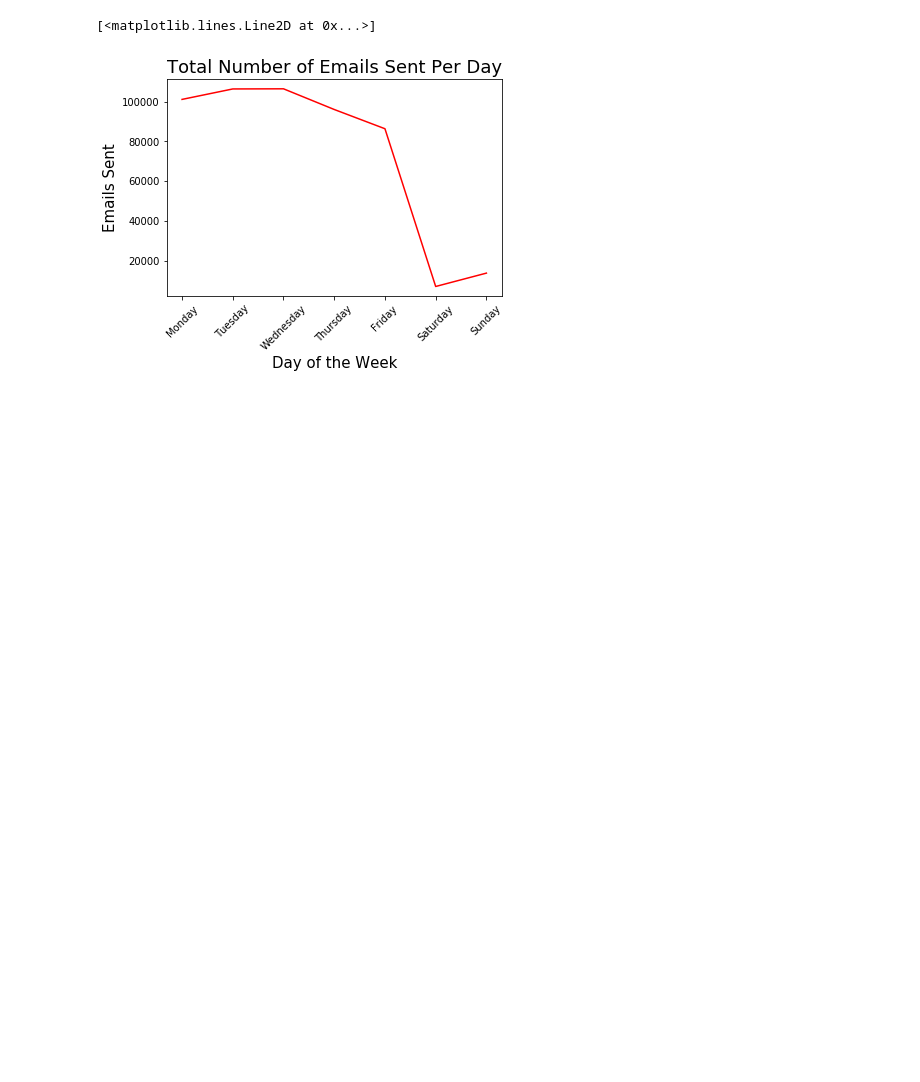
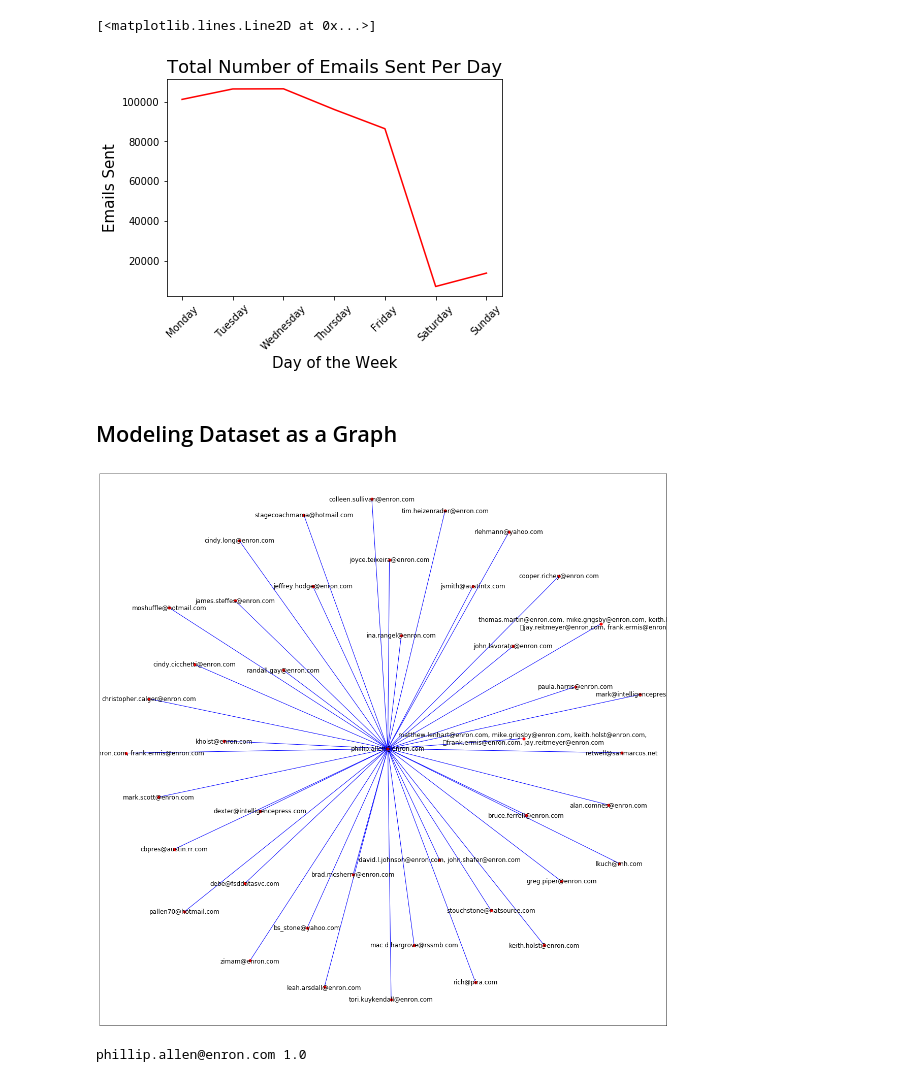
Before and after one commit to dss-email-project/dss-project, a Jupyter notebook: data_scripts/parse_data.ipynb, the cells around one changed output. Drawn from its saved outputs; the diff is of its cells as text; code cells hidden in the pictures; blank space fills up the shorter version.

```diff
--- a/data_scripts/parse_data.ipynb
+++ b/data_scripts/parse_data.ipynb
@@ -11,7 +11,7 @@ from pprint import pprint
 
 The Enron Email Dataset was aquired on March 9, 2020 from [Kaggle](https://www.kaggle.com/wcukierski/enron-email-dataset).
 # %%
-file_path = "../data/enron_cleaned.csv"
+file_path = "enron_cleaned.csv"
 emails_df = pd.read_csv(file_path)
 # %% [markdown]
 ## Preview the Data
@@ -354,3 +354,5 @@ plt.plot(byDay, color = 'Red')
 # %% [output]
 [<matplotlib.lines.Line2D at 0x...>]
 [figure]
+# %% [markdown]
+## Modeling Dataset as a Graph
@@ -356,0 +362,19 @@ plt.plot(byDay, color = 'Red')
+# %%
+## not feasible to model entire dataset as a graph so only a sample of the dataset is used.
+Gs = nx.Graph()
+sample = emails_df.head(100).sample(frac=.8)
+for row in sample.iterrows():
+        Gs.add_edge(row[1][4],row[1][5])
+# %%
+plt.figure(figsize=(20,20))
+pos = nx.spring_layout(Gs, k=.1)
+nx.draw_networkx(Gs, pos, node_size=25, node_color='red', with_labels=True, edge_color='blue')
+plt.show()
+# %% [output]
+[figure, added]
+# %%
+mydict = nx.degree_centrality(Gs)
+maximum = max(mydict, key=mydict.get)
+print(maximum, mydict[maximum])
+# %% [output]
+phillip.allen@enron.com 1.0
```
Also changed, not shown: parts of 5 cells of this notebook.
